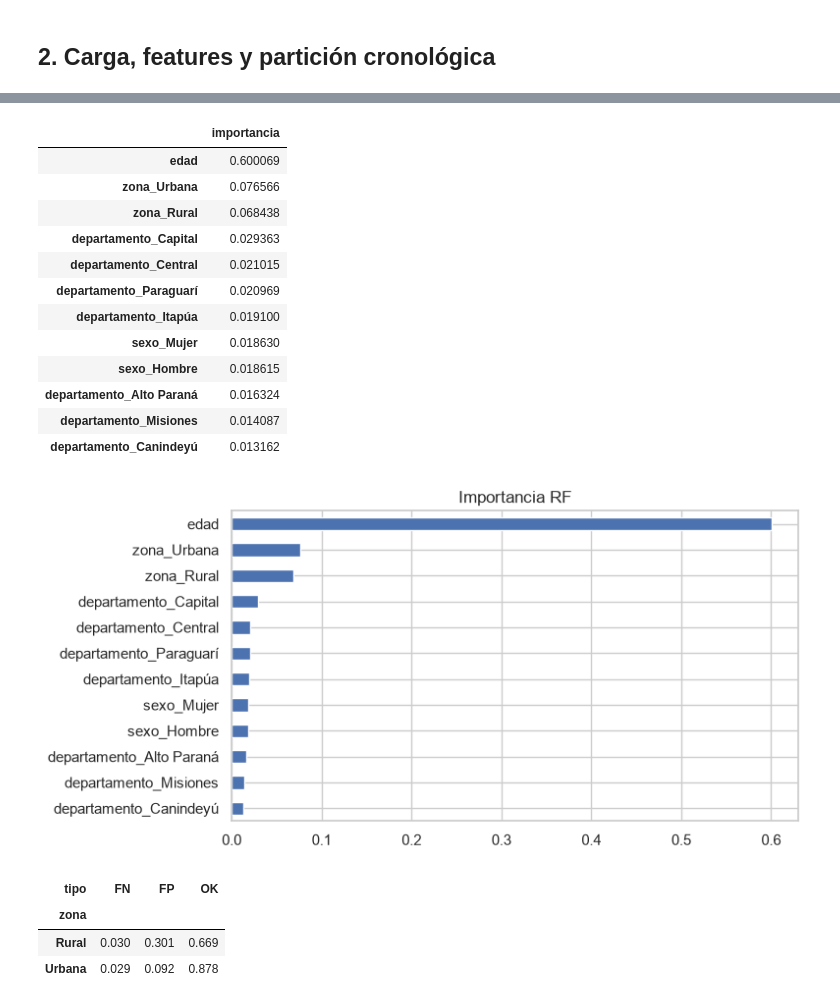
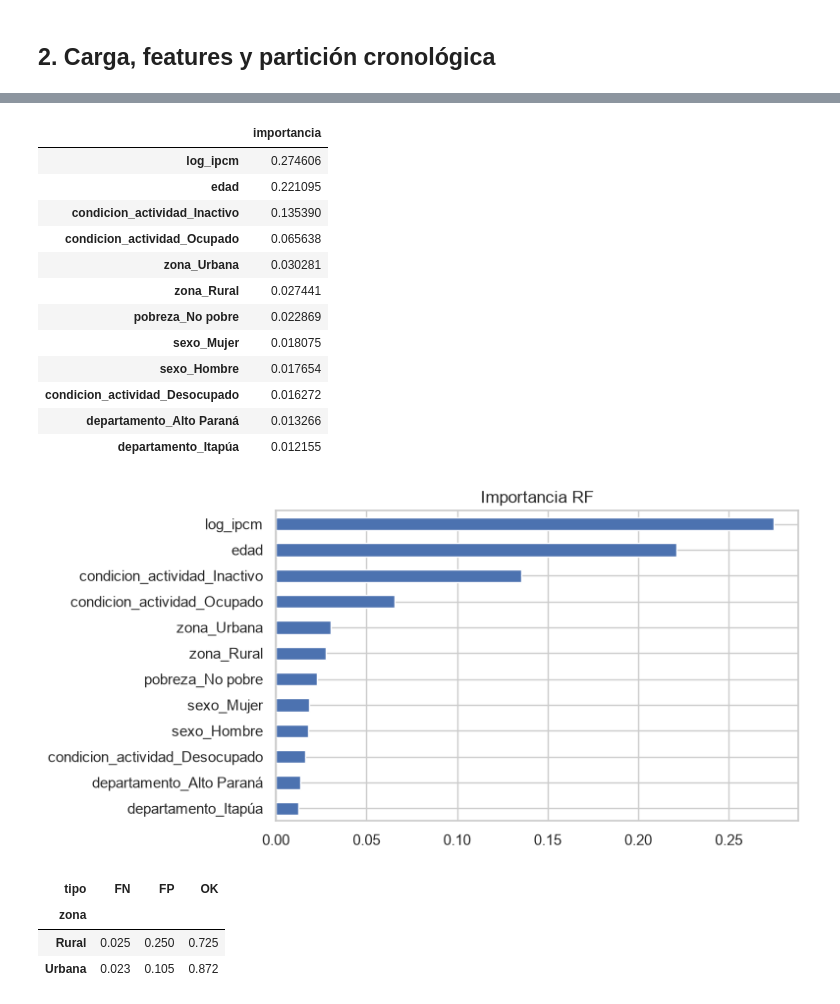
Before and after one commit to vi3lman/proyecto-ds-inasistencia-py, a Jupyter notebook: notebooks/Fase3_DataScience_EPHC.ipynb, the cells around one changed output, grey strips where cells are left out. Drawn from its saved outputs; the diff is of its cells as text; code cells hidden in the pictures.

```diff
--- a/notebooks/Fase3_DataScience_EPHC.ipynb
+++ b/notebooks/Fase3_DataScience_EPHC.ipynb
@@ -40,9 +41,11 @@ sns.set_theme(style='whitegrid')
 RAIZ = Path.cwd().parent if Path.cwd().name == 'notebooks' else Path.cwd()
 sys.path.insert(0, str(RAIZ))
 from src.fase3_helpers import (FEATURE_COLS, TARGET, load_modeling_frame, chronological_split,
-                               make_pipeline, metrics_row, best_threshold_by_f1, year_folds,
+                               make_pipeline, metrics_row, best_threshold_by_fbeta, year_folds,
+                               fit_temporal_grid, sample_weight_balanced,
                                make_feature_frame, predict_with_models,
                                ZONAS_VALIDAS, SEXOS_VALIDOS, DEPARTAMENTOS_VALIDOS)
+THRESHOLD_BETA = 2.0  # prioriza recall
 
 DIR_OUT, DIR_FIG, DIR_TAB, DIR_MOD = RAIZ/'output', RAIZ/'output'/'figuras', RAIZ/'output'/'tablas', RAIZ/'output'/'modelos'
 for d in (DIR_FIG, DIR_TAB, DIR_MOD):
@@ -148,32 +279,45 @@ Abajo se reportan matriz de confusión, ROC e importancia de variables. El test
 # %%
-BEST_NAME = 'Logística'
 model = fitted[BEST_NAME]
 umbral = thresholds[BEST_NAME]
-proba = model.predict_proba(X_te)[:,1]
+proba = model.predict_proba(X_te)[:, 1]
 pred = (proba >= umbral).astype(int)
-print(resumen[(resumen.modelo==BEST_NAME)&(resumen.split=='test')].T)
+print(resumen[(resumen.modelo == BEST_NAME) & (resumen.split == 'test')].T)
 
 fig, axes = plt.subplots(1, 2, figsize=(10, 4))
 ConfusionMatrixDisplay.from_predictions(y_te, pred, ax=axes[0], colorbar=False)
-axes[0].set_title('Matriz de confusión — test 2025')
+axes[0].set_title(f'Matriz de confusión — {BEST_NAME} · test 2025')
 RocCurveDisplay.from_predictions(y_te, proba, ax=axes[1], name=BEST_NAME)
-axes[1].plot([0,1],[0,1],'--', color='#52514e', lw=1)
+axes[1].plot([0, 1], [0, 1], '--', color='#52514e', lw=1)
 axes[1].set_title('ROC — test 2025')
-fig.tight_layout(); fig.savefig(DIR_FIG/'F3_notebook_eval.png'); plt.show()
+fig.tight_layout()
+fig.savefig(DIR_FIG / 'F3_notebook_eval.png')
+plt.show()
 
-# Importancia RF
+# Importancia RF (siempre disponible; útil aunque el best sea otro)
 prep = fitted['Random Forest'].named_steps['prep']
-names = ['edad'] + list(prep.named_transformers_['cat'].get_feature_names_out(['zona','departamento','sexo']))
-imp = pd.Series(fitted['Random Forest'].named_steps['clf'].feature_importances_, index=names).sort_values(ascending=False)
+from src.fase3_helpers import FEATURES_NUM, FEATURES_CAT
+names = list(FEATURES_NUM) + list(
+    prep.named_transformers_['cat'].get_feature_names_out(FEATURES_CAT)
+)
+imp = pd.Series(
+    fitted['Random Forest'].named_steps['clf'].feature_importances_, index=names
+).sort_values(ascending=False)
 display(imp.head(12).to_frame('importancia'))
-imp.head(12).iloc[::-1].plot(kind='barh', figsize=(8,4), title='Importancia RF')
-plt.tight_layout(); plt.savefig(DIR_FIG/'F3_notebook_imp.png'); plt.show()
+imp.head(12).iloc[::-1].plot(kind='barh', figsize=(8, 4), title='Importancia RF')
+plt.tight_layout()
+plt.savefig(DIR_FIG / 'F3_notebook_imp.png')
+plt.show()
 
-# Errores
 err = test_df.copy()
 err['proba'], err['pred'] = proba, pred
-err['tipo'] = np.where((err[TARGET]==1)&(err.pred==0), 'FN', np.where((err[TARGET]==0)&(err.pred==1), 'FP', 'OK'))
+err['tipo'] = np.where(
+    (err[TARGET] == 1) & (err.pred == 0), 'FN',
+    np.where((err[TARGET] == 0) & (err.pred == 1), 'FP', 'OK'),
+)
 display(pd.crosstab(err['zona'], err['tipo'], normalize='index').round(3))
-display(err[err.tipo=='FN'].groupby('edad').size().rename('FN').to_frame().join(
-        err[err[TARGET]==1].groupby('edad').size().rename('positivos')).assign(tasa_FN=lambda d: d.FN/d.positivos))
+display(
+    err[err.tipo == 'FN'].groupby('edad').size().rename('FN').to_frame().join(
+        err[err[TARGET] == 1].groupby('edad').size().rename('positivos')
+    ).assign(tasa_FN=lambda d: d.FN / d.positivos)
+)
 # %% [output]
@@ -194,21 +338,21 @@ split           test
 |  | importancia |
-| edad | 0.600069 |
-| zona_Urbana | 0.076566 |
-| zona_Rural | 0.068438 |
-| departamento_Capital | 0.029363 |
-| departamento_Central | 0.021015 |
-| departamento_Paraguarí | 0.020969 |
-| departamento_Itapúa | 0.019100 |
-| sexo_Mujer | 0.018630 |
-| sexo_Hombre | 0.018615 |
-| departamento_Alto Paraná | 0.016324 |
-| departamento_Misiones | 0.014087 |
-| departamento_Canindeyú | 0.013162 |
+| log_ipcm | 0.274606 |
+| edad | 0.221095 |
+| condicion_actividad_Inactivo | 0.135390 |
+| condicion_actividad_Ocupado | 0.065638 |
+| zona_Urbana | 0.030281 |
+| zona_Rural | 0.027441 |
+| pobreza_No pobre | 0.022869 |
+| sexo_Mujer | 0.018075 |
+| sexo_Hombre | 0.017654 |
+| condicion_actividad_Desocupado | 0.016272 |
+| departamento_Alto Paraná | 0.013266 |
+| departamento_Itapúa | 0.012155 |
-[figure, old version]
+[figure, new version]
 | tipo | FN | FP | OK |
 | zona |  |  |  |
-| Rural | 0.030 | 0.301 | 0.669 |
-| Urbana | 0.029 | 0.092 | 0.878 |
+| Rural | 0.025 | 0.250 | 0.725 |
+| Urbana | 0.023 | 0.105 | 0.872 |
 |  | FN | positivos | tasa_FN |
 | edad |  |  |  |
 | 12.0 | 9 | 9 | 1.000000 |
```
Also changed, not shown: parts of 15 cells of this notebook, 4 other files.
